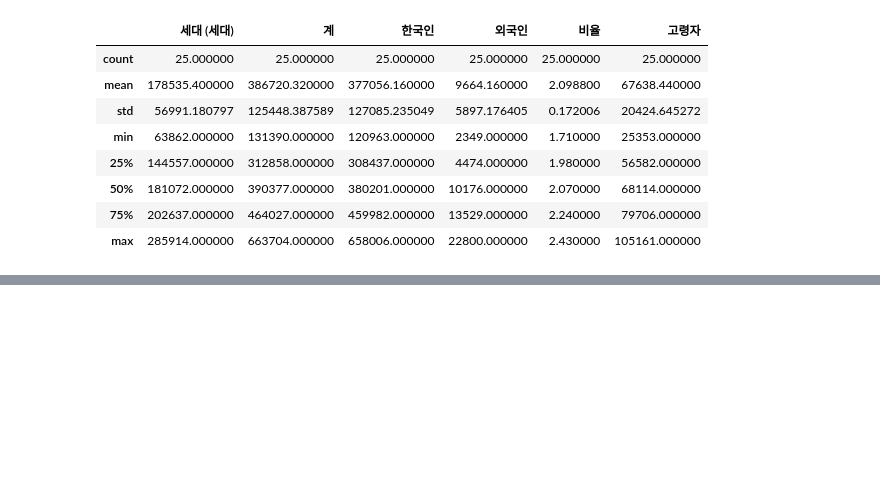
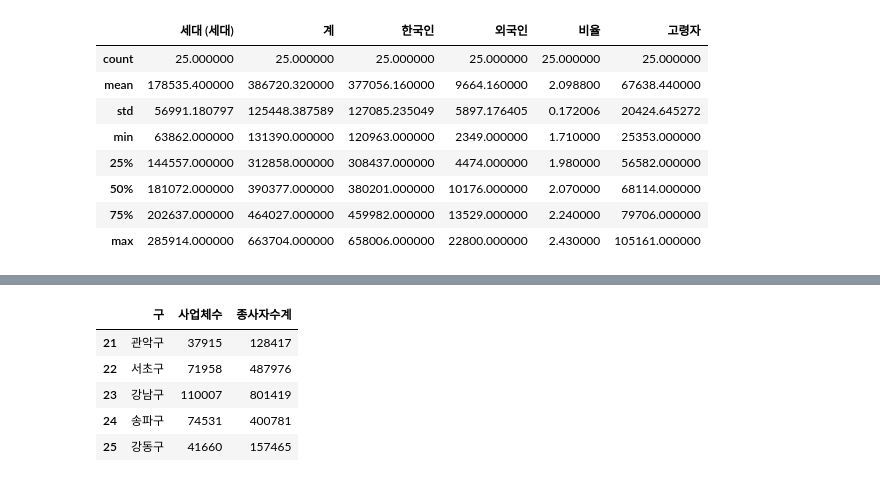
Before and after one commit to eunjoengme/bigdata-python-20230616, a Jupyter notebook: Day12/py40_seoul_population_info.ipynb, the cells around one changed output, grey strips where cells are left out. Saved outputs shown, nothing was run; the diff lists cells and outputs as text; code cells hidden in the pictures; blank space fills up the shorter version.

```diff
--- a/Day12/py40_seoul_population_info.ipynb
+++ b/Day12/py40_seoul_population_info.ipynb
@@ -83,0 +114,10 @@ seoul_last_df.to_excel('./seoul_pop.xlsx', index=False)
+# %%
+seoul_biz_df = biz_df[['구', '사업체수', '종사자수계']]
+seoul_biz_df.tail()
+# %% [output]
+|  | 구 | 사업체수 | 종사자수계 |
+| 21 | 관악구 | 37915 | 128417 |
+| 22 | 서초구 | 71958 | 487976 |
+| 23 | 강남구 | 110007 | 801419 |
+| 24 | 송파구 | 74531 | 400781 |
+| 25 | 강동구 | 41660 | 157465 |
```
Also changed, not shown: parts of 6 cells of this notebook, 4 other files.
